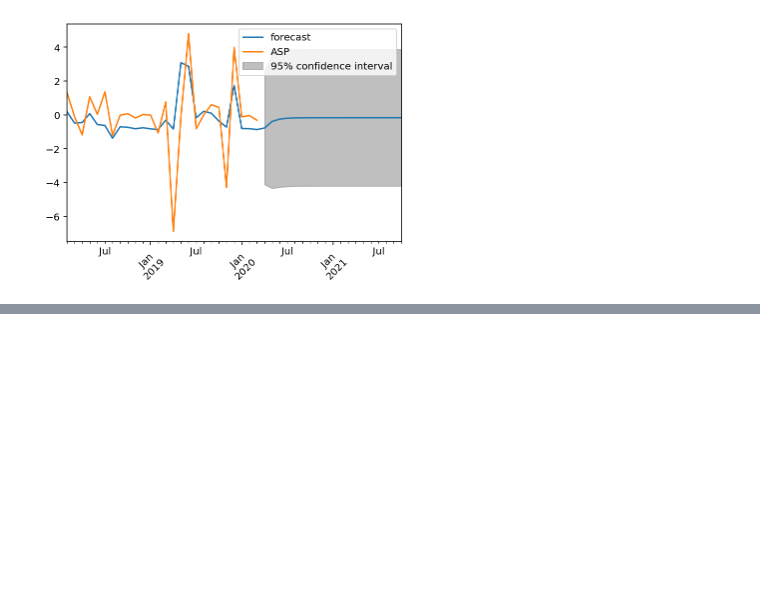
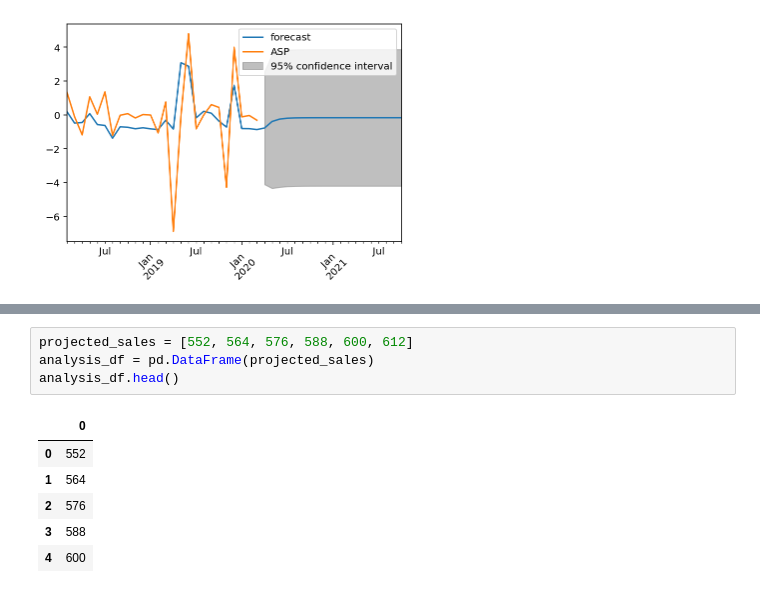
Before and after one commit to skinnms/group_2_final_project, a Jupyter notebook: Strand ARIMA.ipynb, the cells around one changed output, grey strips where cells are left out. Saved outputs shown, nothing was run; the diff lists cells and outputs as text; blank space fills up the shorter version.

```diff
--- a/Strand ARIMA.ipynb
+++ b/Strand ARIMA.ipynb
@@ -179,0 +201,11 @@ plt.xticks(rotation=45)
+# %%
+projected_sales = [552, 564, 576, 588, 600, 612]
+analysis_df = pd.DataFrame(projected_sales)
+analysis_df.head()
+# %% [output]
+|  | 0 |
+| 0 | 552 |
+| 1 | 564 |
+| 2 | 576 |
+| 3 | 588 |
+| 4 | 600 |
```
Also changed, not shown: parts of 4 cells of this notebook.
